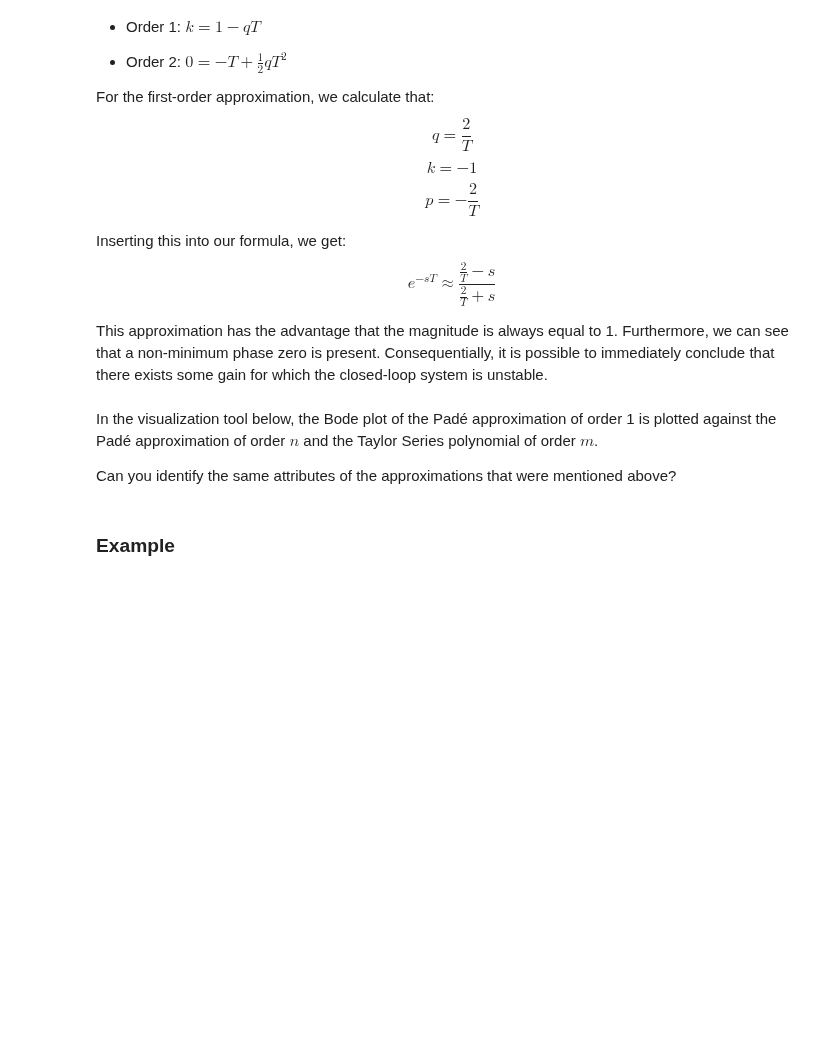
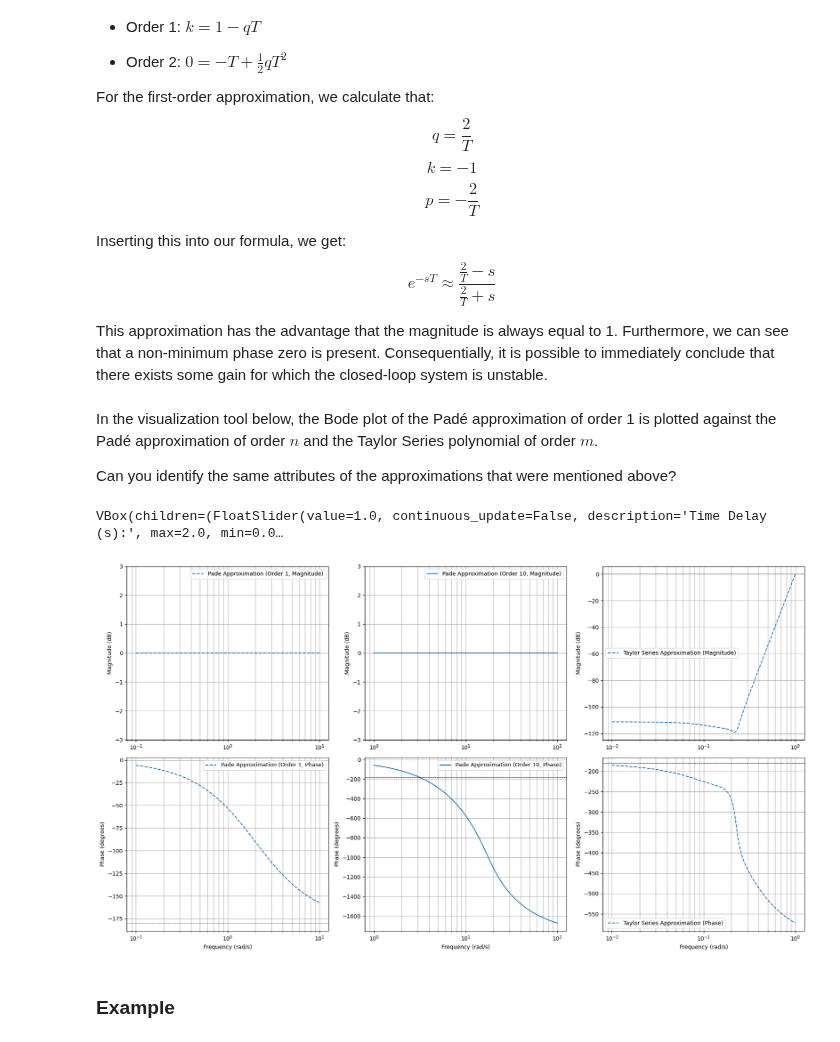
Before and after one commit to idsc-frazzoli/CS1-Notebooks, a Jupyter notebook: NB11/NB11.ipynb, the cells around one changed output. Drawn from its saved outputs; the diff is of its cells as text; code cells hidden in the pictures; blank space fills up the shorter version.

```diff
--- a/NB11/NB11.ipynb
+++ b/NB11/NB11.ipynb
@@ -402,7 +431,7 @@ In the visualization tool below, the Bode plot of the Padé approximation of ord
 
 Can you identify the same attributes of the approximations that were mentioned above?
 # %%
-def bode_plot_with_taylor(T, degree, ax1, ax2):
+def bode_plot_with_taylor(T, degree, plt, ax2):
     # Taylor series approximation
     num_coeffs_taylor, den_coeffs_taylor = taylor_series_expansion(T, degree)
     delay_sys_taylor = ct.TransferFunction(num_coeffs_taylor, den_coeffs_taylor)
@@ -411,11 +440,11 @@ def bode_plot_with_taylor(T, degree, ax1, ax2):
     mag_taylor = 20 * np.log10(mag_taylor)
     phase_taylor = np.degrees(phase_taylor)
 
-    ax1.semilogx(omega_taylor, mag_taylor, label='Taylor Series Approximation (Magnitude)', linestyle='--')
-    ax1.axhline(0, color='black', linewidth=0.5, linestyle='--')
-    ax1.set_ylabel('Magnitude (dB)')
-    ax1.legend(loc='best')
-    ax1.grid(True, which="both")
+    plt.semilogx(omega_taylor, mag_taylor, label='Taylor Series Approximation (Magnitude)', linestyle='--')
+    plt.axhline(0, color='black', linewidth=0.5, linestyle='--')
+    plt.set_ylabel('Magnitude (dB)')
+    plt.legend(loc='best')
+    plt.grid(True, which="both")
 
     ax2.semilogx(omega_taylor, phase_taylor, label='Taylor Series Approximation (Phase)', linestyle='--')
     ax2.axhline(-180, color='black', linewidth=0.5, linestyle='--')
@@ -434,7 +463,7 @@ def taylor_series_expansion(T, degree):
 
     return numerator_coeffs, denominator_coeffs
 
-def bode_plot_with_pade(T, degree, ax1, ax2):
+def bode_plot_with_pade(T, degree, plt, ax2):
     # Nth-order Pade approximation (user-selected degree)
     nth_order_num_pade, nth_order_den_pade = ct.pade(T, n=degree)
     nth_order_sys_pade = ct.TransferFunction(nth_order_num_pade, nth_order_den_pade)
@@ -443,12 +472,12 @@ def bode_plot_with_pade(T, degree, ax1, ax2):
     mag_nth = 20 * np.log10(mag_nth)
     phase_nth = np.degrees(phase_nth)
 
-    ax1.semilogx(omega_nth, mag_nth, label=f'Pade Approximation (Order {degree}, Magnitude)', linestyle='-')
-    ax1.set_ylim(-3, 3)
-    ax1.axhline(0, color='black', linewidth=0.5, linestyle='--')
-    ax1.set_ylabel('Magnitude (dB)')
-    ax1.legend(loc='best')
-    ax1.grid(True, which="both")
+    plt.semilogx(omega_nth, mag_nth, label=f'Pade Approximation (Order {degree}, Magnitude)', linestyle='-')
+    plt.set_ylim(-3, 3)
+    plt.axhline(0, color='black', linewidth=0.5, linestyle='--')
+    plt.set_ylabel('Magnitude (dB)')
+    plt.legend(loc='best')
+    plt.grid(True, which="both")
 
     ax2.semilogx(omega_nth, phase_nth, label=f'Pade Approximation (Order {degree}, Phase)', linestyle='-')
     ax2.axhline(-180, color='black', linewidth=0.5, linestyle='--')
@@ -457,7 +486,7 @@ def bode_plot_with_pade(T, degree, ax1, ax2):
     ax2.legend(loc='best')
     ax2.grid(True, which="both")
 
-def bode_plot_first_order_pade(T, ax1, ax2):
+def bode_plot_first_order_pade(T, plt, ax2):
     # First-order Pade approximation
     first_order_num_pade, first_order_den_pade = ct.pade(T, n=1)
     first_order_sys_pade = ct.TransferFunction(first_order_num_pade, first_order_den_pade)
@@ -466,12 +495,12 @@ def bode_plot_first_order_pade(T, ax1, ax2):
     mag_first = 20 * np.log10(mag_first)
     phase_first = np.degrees(phase_first)
 
-    ax1.semilogx(omega_first, mag_first, label='Pade Approximation (Order 1, Magnitude)', linestyle='--')
-    ax1.set_ylim(-3, 3)
-    ax1.axhline(0, color='black', linewidth=0.5, linestyle='--')
-    ax1.set_ylabel('Magnitude (dB)')
-    ax1.legend(loc='best')
-    ax1.grid(True, which="both")
+    plt.semilogx(omega_first, mag_first, label='Pade Approximation (Order 1, Magnitude)', linestyle='--')
+    plt.set_ylim(-3, 3)
+    plt.axhline(0, color='black', linewidth=0.5, linestyle='--')
+    plt.set_ylabel('Magnitude (dB)')
+    plt.legend(loc='best')
+    plt.grid(True, which="both")
 
     ax2.semilogx(omega_first, phase_first, label='Pade Approximation (Order 1, Phase)', linestyle='--')
     ax2.axhline(-180, color='black', linewidth=0.5, linestyle='--')
@@ -512,33 +541,36 @@ timedelay_slider = widgets.FloatSlider(
     value=1.0,
     min=0.01,
     max=2.0,
     step=0.01,
     description='Time Delay (s):',
     continuous_update=False
 )
 
 degree_slider_pade = widgets.IntSlider(
     value=10,
     min=1,
     max=20,
     step=1,
     description='Pade Degree:'
 )
 
 
 degree_slider_taylor = widgets.IntSlider(
     value=10,
     min=1,
     max=20,
     step=1,
     description='Taylor Degree:'
 )
 
 plot_button = widgets.Button(description="Plot Bode")
 plot_button.on_click(update_bode_plot)
 
 # Display widgets for interaction
 display(widgets.VBox([timedelay_slider, degree_slider_pade, degree_slider_taylor, plot_button]))
+# %% [output]
+VBox(children=(FloatSlider(value=1.0, continuous_update=False, description='Time Delay (s):', max=2.0, min=0.0…
+[figure, added]
 # %% [markdown]
 ### Example
 # %% [markdown]
```
Also changed, not shown: parts of 6 cells of this notebook.
